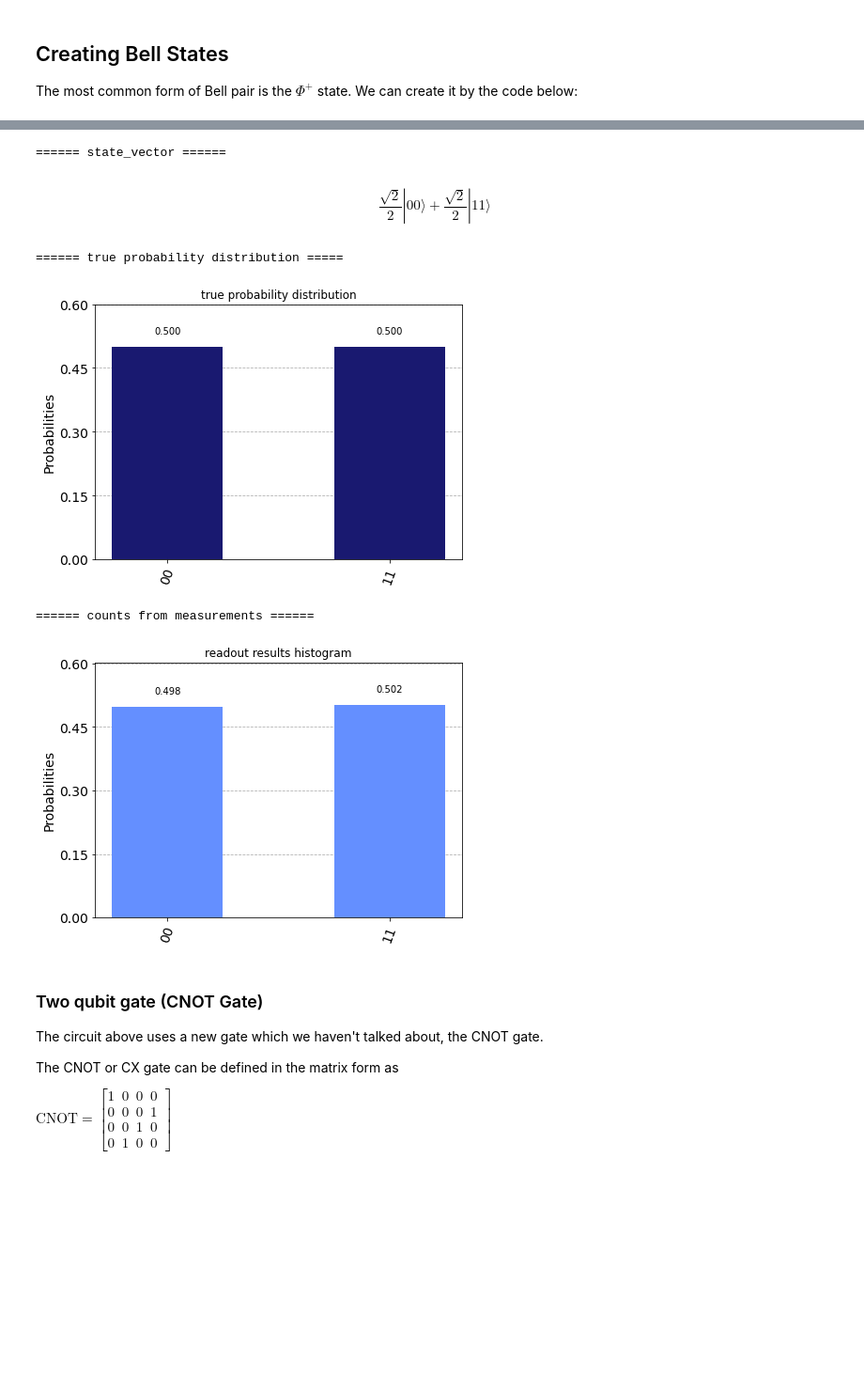
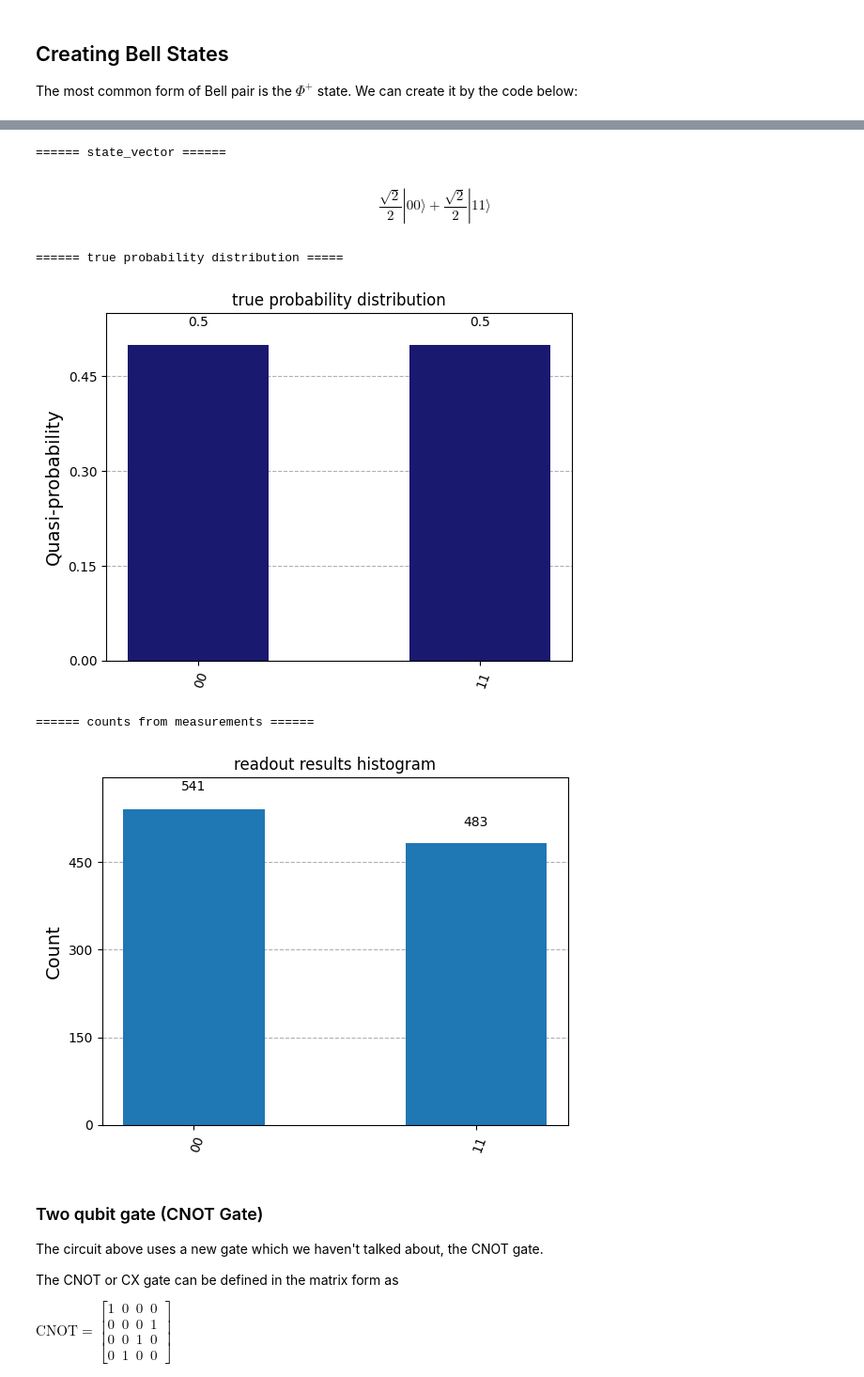
Before and after one commit to sfc-aqua/wqrn-tutorial, a Jupyter notebook: AnswerSheet_WQRN_hands_on.ipynb, the cells around one changed output, grey strips where cells are left out. Shown at 94% size. Saved outputs shown, nothing was run; the diff lists cells and outputs as text; code cells hidden in the pictures; blank space fills up the shorter version.

```diff
--- a/AnswerSheet_WQRN_hands_on.ipynb
+++ b/AnswerSheet_WQRN_hands_on.ipynb
@@ -82,8 +68,8 @@ env: QISKIT_SETTINGS={}
 def show_info(qc, use_statevector_only=False):
     """this function accepts a quantum circuit object and print out the counts / statevector"""
     qc_remove_measurement = qc.remove_final_measurements(inplace=False)
-    counts = execute(qc, backend=Aer.get_backend('qasm_simulator'), shots=10000).result().get_counts()
-    statevector = execute(qc_remove_measurement, backend=Aer.get_backend('statevector_simulator')).result().get_statevector()
+    counts = qasm_sim.run(qc, counts=10000).result().get_counts()
+    statevector = sv_sim.run(qc_remove_measurement).result().get_statevector()
     print('====== state_vector ======')
     display(statevector.draw(output='latex'))
     print('')
@@ -102,6 +88,13 @@ def noisyCX(self, a, b):
         self.x(b)
 
 QuantumCircuit.noisyCX = noisyCX
+
+original_draw = None
+if not original_draw:
+    original_draw = QuantumCircuit.draw
+    def draw(self):
+        display(original_draw(self))
+    QuantumCircuit.draw = draw
 # %% [markdown]
 creating custom LaTeX command
 
@@ -311,6 +302,6 @@ qc.cx(0, 1)
 qc.measure([0,1], [0, 1])
 
 # see the circuit and its output
-display(qc.draw())
+qc.draw()
 show_info(qc)
 # %% [output]
@@ -318,9 +309,9 @@ show_info(qc)
 ====== state_vector ======
 $$\frac{\sqrt{2}}{2} |00\rangle+\frac{\sqrt{2}}{2} |11\rangle$$
 ====== true probability distribution =====
-[figure, old version]
+[figure, new version]
 ====== counts from measurements ======
-[figure, old version]
+[figure, new version]
 # %% [markdown]
 ### Two qubit gate (CNOT Gate)
 
```
Also changed, not shown: parts of 36 cells of this notebook.
